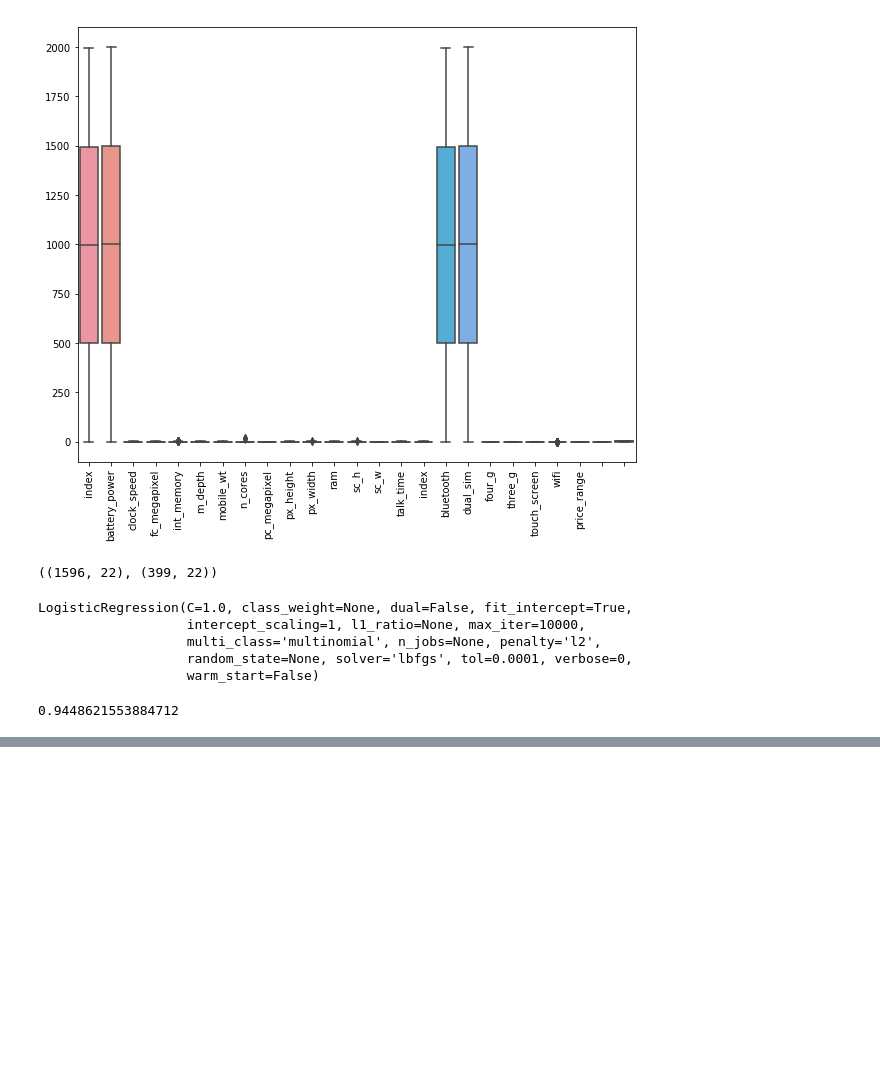
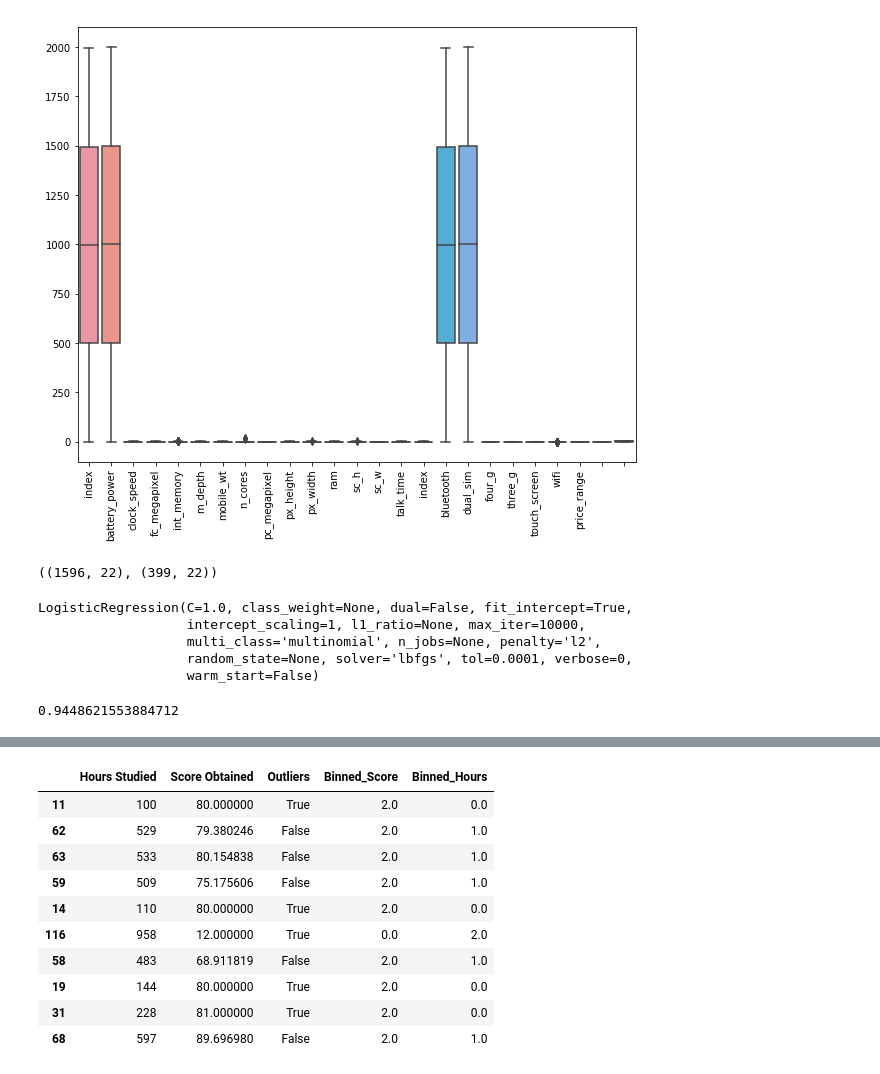
Before and after one commit to pritul2/Pluralsight-Notebook, a Jupyter notebook: 1. DataCleaningAndPreprocessing.ipynb, the cells around one changed output, grey strips where cells are left out. Saved outputs shown, nothing was run; the diff lists cells and outputs as text; code cells hidden in the pictures; blank space fills up the shorter version.

```diff
--- a/1. DataCleaningAndPreprocessing.ipynb
+++ b/1. DataCleaningAndPreprocessing.ipynb
@@ -621,0 +725,14 @@ logistic_model.score(X_test, y_test)
+# %%
+students_kbins[(students_kbins['Binned_Score'] != students_kbins['Binned_Hours'])].sample(10)
+# %% [output]
+|  | Hours Studied | Score Obtained | Outliers | Binned_Score | Binned_Hours |
+| 11 | 100 | 80.000000 | True | 2.0 | 0.0 |
+| 62 | 529 | 79.380246 | False | 2.0 | 1.0 |
+| 63 | 533 | 80.154838 | False | 2.0 | 1.0 |
+| 59 | 509 | 75.175606 | False | 2.0 | 1.0 |
+| 14 | 110 | 80.000000 | True | 2.0 | 0.0 |
+| 116 | 958 | 12.000000 | True | 0.0 | 2.0 |
+| 58 | 483 | 68.911819 | False | 2.0 | 1.0 |
+| 19 | 144 | 80.000000 | True | 2.0 | 0.0 |
+| 31 | 228 | 81.000000 | True | 2.0 | 0.0 |
+| 68 | 597 | 89.696980 | False | 2.0 | 1.0 |
```
Also changed, not shown: parts of 23 cells of this notebook.
